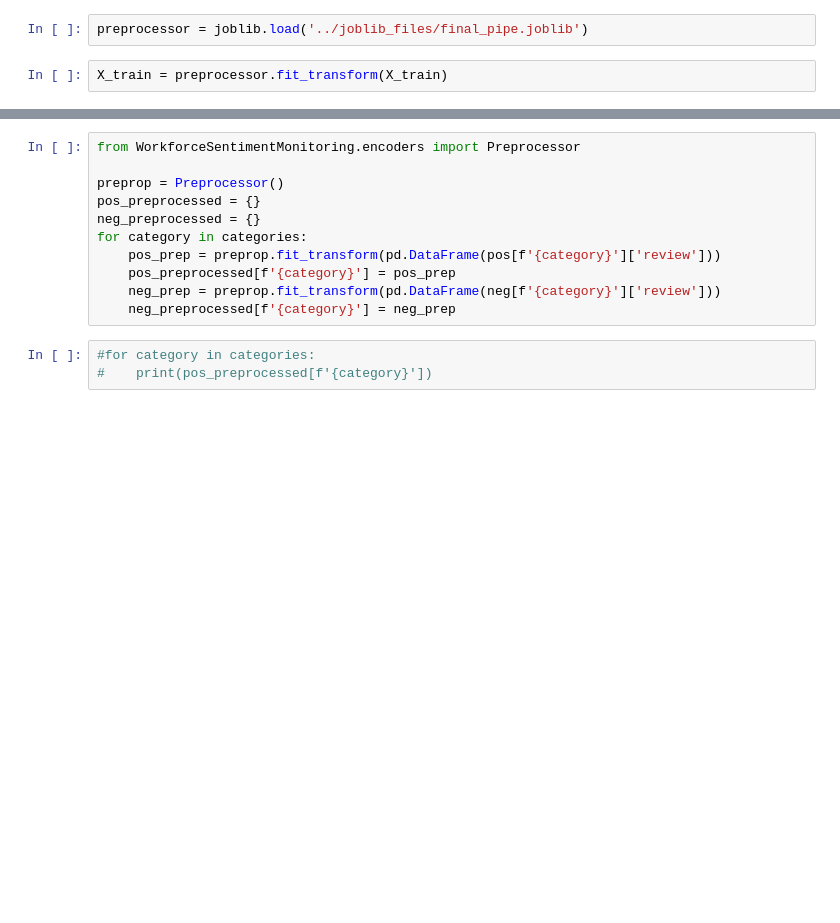
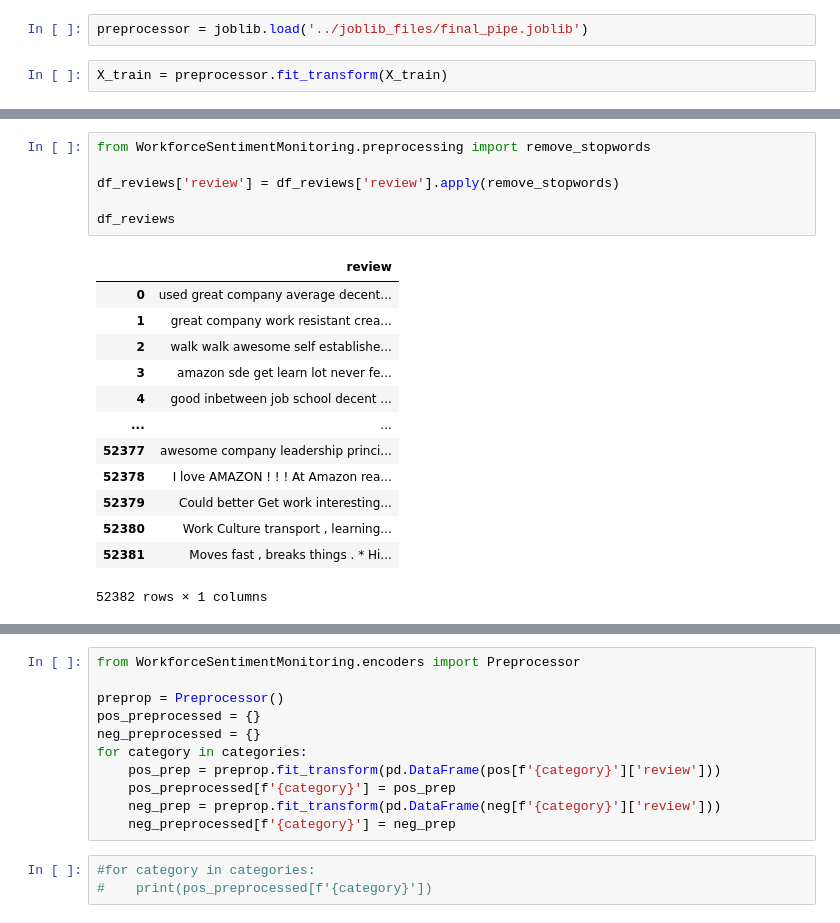
Before and after one commit to theresa-sporn/WorkforceSentimentMonitoring, a Jupyter notebook: notebooks/gceline_topic_modelling_v3.ipynb, the cells around one changed output, grey strips where cells are left out. Drawn from its saved outputs; the diff is of its cells as text; blank space fills up the shorter version.

```diff
--- a/notebooks/gceline_topic_modelling_v3.ipynb
+++ b/notebooks/gceline_topic_modelling_v3.ipynb
@@ -93,3 +94,23 @@ df_reviews
+# %%
+from WorkforceSentimentMonitoring.preprocessing import remove_stopwords
+
+df_reviews['review'] = df_reviews['review'].apply(remove_stopwords)
+
+df_reviews
+# %% [output]
+|  | review |
+| 0 | used great company average decent... |
+| 1 | great company work resistant crea... |
+| 2 | walk walk awesome self establishe... |
+| 3 | amazon sde get learn lot never fe... |
+| 4 | good inbetween job school decent ... |
+| ... | ... |
+| 52377 | awesome company leadership princi... |
+| 52378 | I love AMAZON ! ! ! At Amazon rea... |
+| 52379 | Could better Get work interesting... |
+| 52380 | Work Culture transport , learning... |
+| 52381 | Moves fast , breaks things . * Hi... |
+52382 rows × 1 columns
 # %%
 # get the dataframe
 df = pd.concat([df_reviews, df_pred], axis=1)
```
Also changed, not shown: parts of 16 cells of this notebook.
